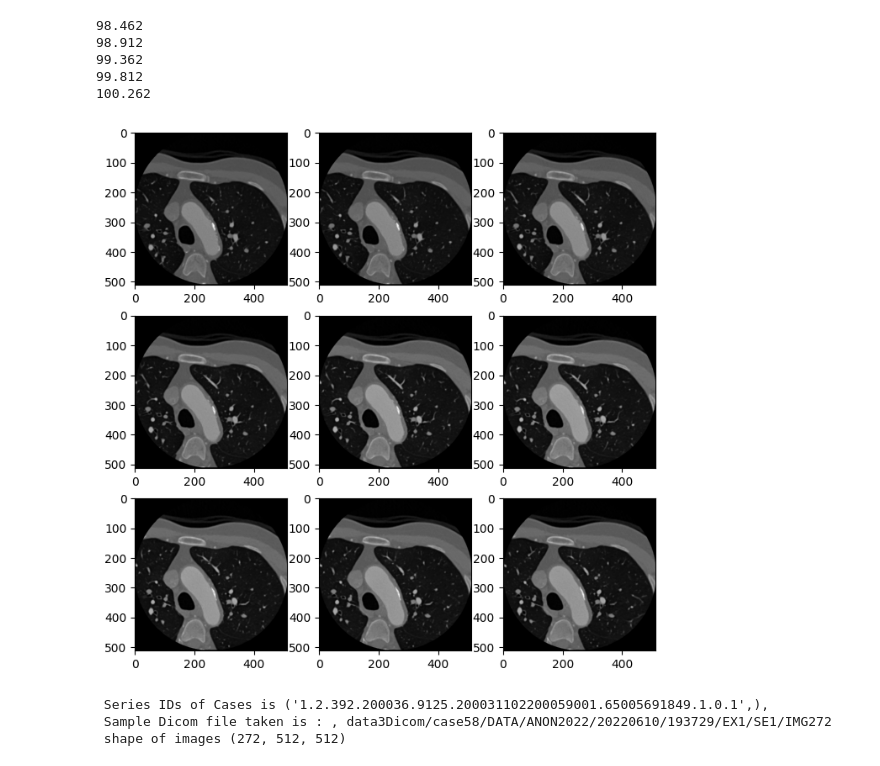
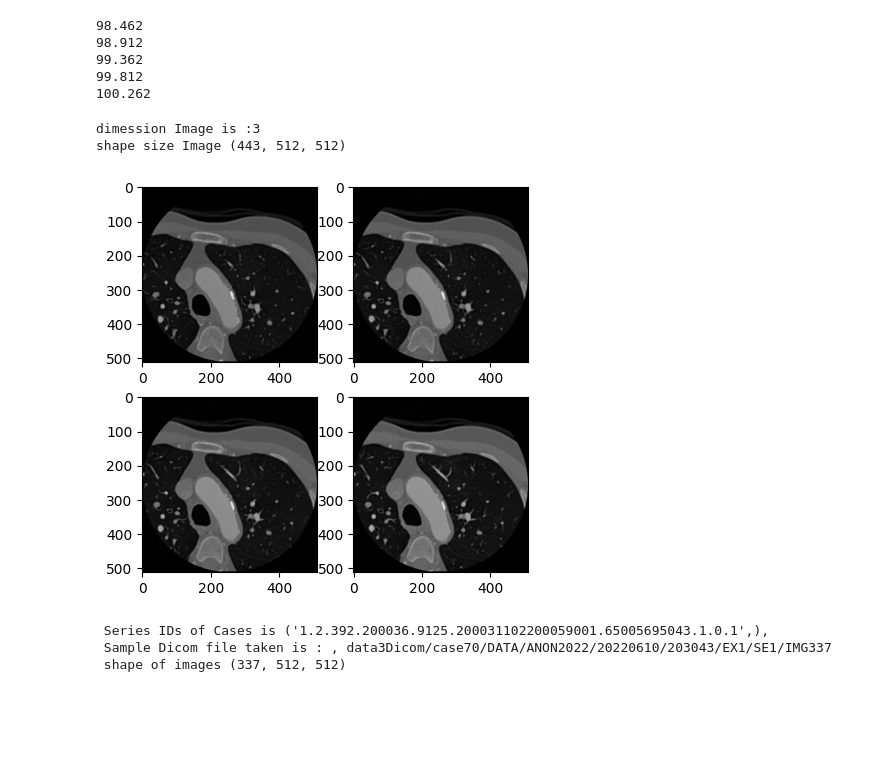
Before and after one commit to youness-elbrag/BioMedical-image-processing, a Jupyter notebook: Chapter-BIoMedical-Real-Data/Introductions to Dicom Medical imaging Processing techincs.ipynb, the cells around one changed output. Saved outputs shown, nothing was run; the diff lists cells and outputs as text; code cells hidden in the pictures; blank space fills up the shorter version.

Commit message:
Perprocessing stepo of Dicom files

```diff
--- a/Chapter-BIoMedical-Real-Data/Introductions to Dicom Medical imaging Processing techincs.ipynb
+++ b/Chapter-BIoMedical-Real-Data/Introductions to Dicom Medical imaging Processing techincs.ipynb
@@ -98,16 +120,21 @@ for slice in order_slices[:5]:
 99.812
 100.262
 # %%
-full_volume_casse = []
-
+full_volume_ID = []
 for slice in order_slices:
-    full_volume_casse.append(slice.pixel_array)
+    full_volume_ID.append(slice.pixel_array)
+# %%
+Image_array = np.asarray(full_volume_ID)
+print(f"dimession Image is :{Image_array.ndim}\nshape size Image {Image_array.shape}")
+# %% [output]
+dimession Image is :3
+shape size Image (443, 512, 512)
 # %%
 slice_counter = 0
-fig , axes = plt.subplots(3,3,figsize=(8,8))
-for i in range(3):
-    for j in range(3):
-        axes[i][j].imshow(full_volume_casse[slice_counter],cmap="gray")
+fig , axes = plt.subplots(2,2,figsize=(5,5))
+for i in range(2):
+    for j in range(2):
+        axes[i][j].imshow(Image_array [slice_counter],cmap="gray")
         slice_counter+=1
 # %% [output]
-[figure, old version]
+[figure, new version]
@@ -123,13 +148,12 @@ reader_Filenames= sitk.ImageSeriesReader.GetGDCMSeriesFileNames(str(cases),reade
 data_Images = sitk.ImageSeriesReader()
 data_Images.SetFileNames(reader_Filenames)
 data_to_numpy = data_Images.Execute()
+### by calling this method automatically istik read all the Slices and return full volume 3D
 Array_data = sitk.GetArrayFromImage(data_to_numpy)
-Array_data.shape
-
 print(f" Series IDs of Cases is {reader},\n Sample Dicom file taken is : , {reader_Filenames[0]} \n shape of images {Array_data.shape}")
 # %% [output]
- Series IDs of Cases is ('1.2.392.200036.9125.200031102200059001.65005691849.1.0.1',),
- Sample Dicom file taken is : , data3Dicom/case58/DATA/ANON2022/20220610/193729/EX1/SE1/IMG272
- shape of images (272, 512, 512)
+ Series IDs of Cases is ('1.2.392.200036.9125.200031102200059001.65005695043.1.0.1',),
+ Sample Dicom file taken is : , data3Dicom/case70/DATA/ANON2022/20220610/203043/EX1/SE1/IMG337
+ shape of images (337, 512, 512)
 # %%
 slice_counter = 0
```
Also changed, not shown: parts of 27 cells of this notebook, 1 other file.
